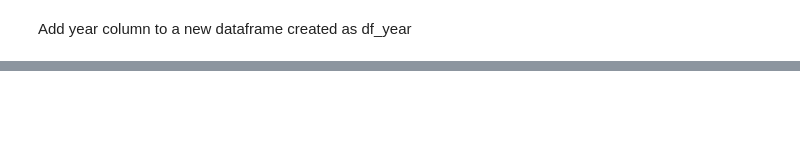
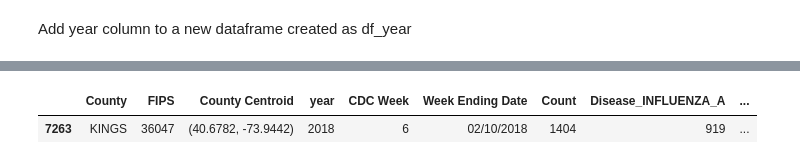
Before and after one commit to shivasanketh-rm/InfluenzaOutbreaks, a Jupyter notebook: InfluenzaOutbreak_DataPreparation.ipynb, the cells around one changed output, grey strips where cells are left out. Saved outputs shown, nothing was run; the diff lists cells and outputs as text; code cells hidden in the pictures; blank space fills up the shorter version.

```diff
--- a/InfluenzaOutbreak_DataPreparation.ipynb
+++ b/InfluenzaOutbreak_DataPreparation.ipynb
@@ -40,0 +94,4 @@ df_year.head()
+# %%
+# Sum different Influenza types
+df_sum = df_count.groupby(['County','FIPS','County Centroid','year','CDC Week','Week Ending Date'])["Count","Disease_INFLUENZA_A","Disease_INFLUENZA_B","Disease_INFLUENZA_UNSPECIFIED"].sum().reset_index()
+df_sum.head(15)
@@ -40,0 +117,6 @@ df_year.head()
+# %%
+# Testing for above logic
+df_sum.loc[(df_sum['County'] == 'KINGS') & (df_sum['Week Ending Date'] == '02/10/2018')]
+# %% [output]
+|  | County | FIPS | County Centroid | year | CDC Week | Week Ending Date | Count | Disease_INFLUENZA_A | ... |
+| 7263 | KINGS | 36047 | (40.6782, -73.9442) | 2018 | 6 | 02/10/2018 | 1404 | 919 | ... |
```
Also changed, not shown: parts of 8 cells of this notebook.
